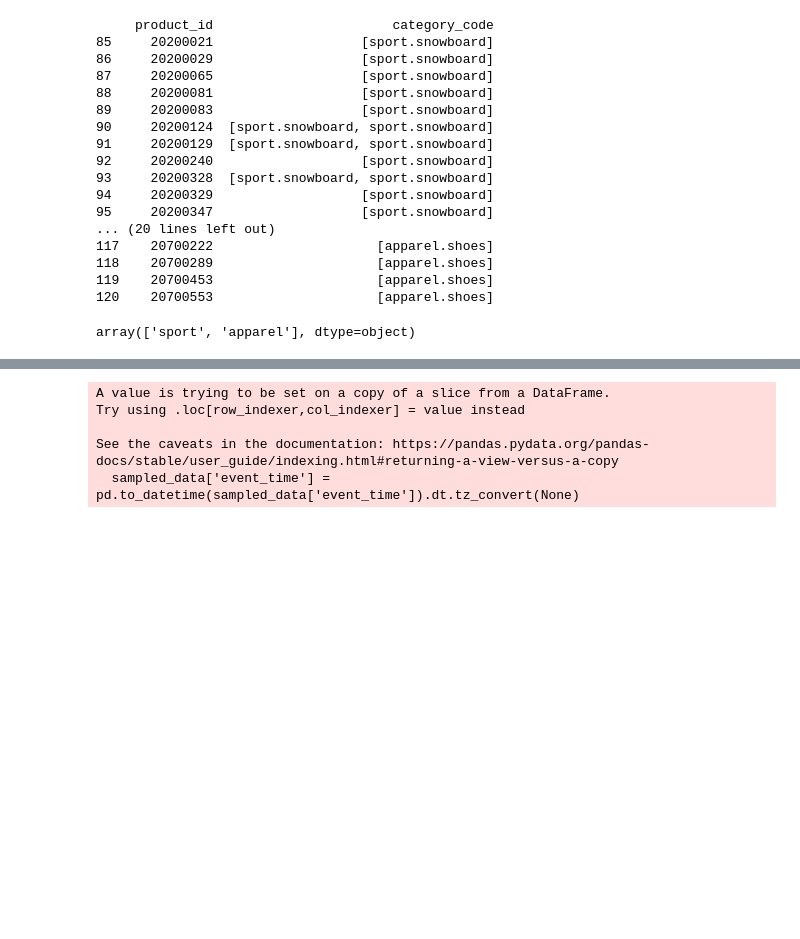
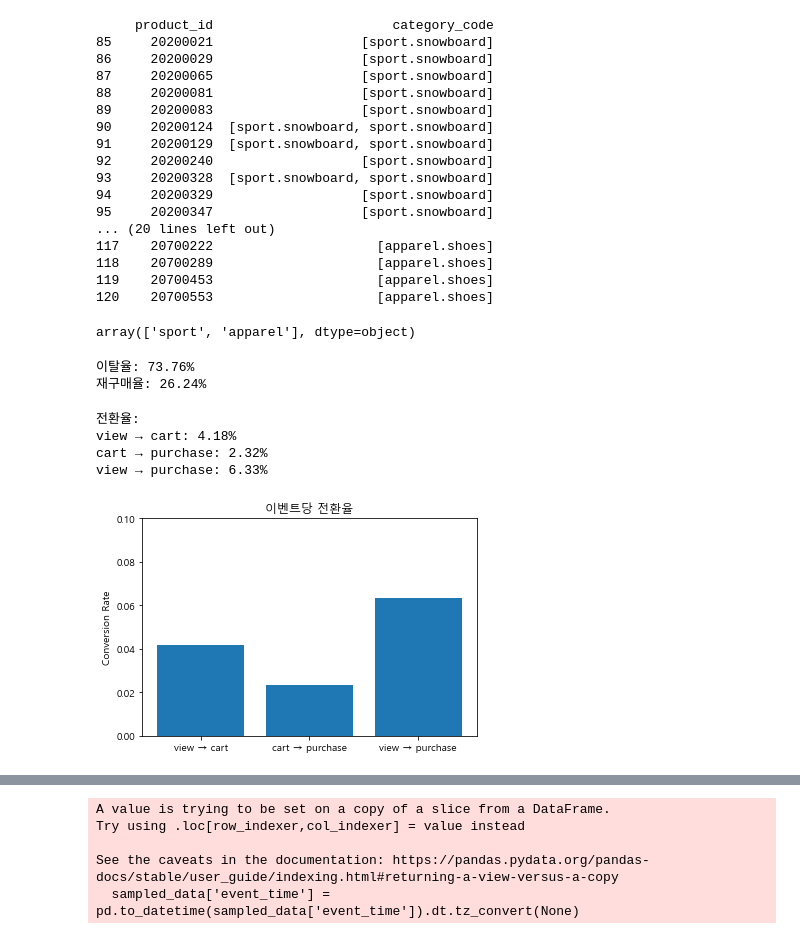
Before and after one commit to joyuno/User-Segmentation-and-Membership-System-Using-RFM-Analysis, a Jupyter notebook: ecommerce_eda_ipynb의_사본.ipynb, the cells around one changed output, grey strips where cells are left out. Saved outputs shown, nothing was run; the diff lists cells and outputs as text; code cells hidden in the pictures; blank space fills up the shorter version.

Commit message:
modified:   "ecommerce_eda_ipynb.ipynb"

```diff
--- a/ecommerce_eda_ipynb의_사본.ipynb
+++ b/ecommerce_eda_ipynb의_사본.ipynb
@@ -14,6 +14,6 @@ Extracting files...
 Path to dataset files: /root/.cache/kagglehub/datasets/mkechinov/ecommerce-behavior-data-from-multi-category-store/versions/8
 # %%
 import os
-#path = "C:/Users/User/.cache/kagglehub/datasets/mkechinov/ecommerce-behavior-data-from-multi-category-store/versions/8"
+path = "C:/Users/User/.cache/kagglehub/datasets/mkechinov/ecommerce-behavior-data-from-multi-category-store/versions/8"
 os.listdir(path)
 # %% [output]
@@ -52,0 +33,12 @@ print(sampled_data)
+# %%
+import pandas as pd
+
+# Dask 데이터프레임 생성
+data = pd.read_csv(path2)
+data['event_time'] = pd.to_datetime(data['event_time']).dt.tz_convert(None)
+start_date = data['event_time'].min()  # 데이터의 시작일
+end_date = start_date + pd.Timedelta(days=3)  # 시작일부터 3일간
+sampled_data = data[(data['event_time'] >= start_date) & (data['event_time'] < end_date)]
+
+
+print(sampled_data.head())
@@ -66,0 +104,3 @@ print(sampled_data['user_session'].nunique())
+# %%
+sampled_data['category_code']=sampled_data['category_code'].fillna('Unknown')
+category = sampled_data.groupby('category_code')['category_id'].agg(category_list = list)
@@ -150,3 +226,58 @@ category_main=filtered_result['category_code'].apply(lambda x: x[0].split('.')[0
 category_main.unique()
 # %% [output]
 array(['sport', 'apparel'], dtype=object)
+# %%
+purchase_data = sampled_data.loc[sampled_data['event_type'] == 'purchase',:]
+user_purchase_counts = purchase_data['user_id'].value_counts()
+single_purchase_users = user_purchase_counts[user_purchase_counts == 1].count()
+total_purchase_users = user_purchase_counts.count()
+churn_rate = single_purchase_users / total_purchase_users if total_purchase_users > 0 else 0
+repeat_purchase_users = user_purchase_counts[user_purchase_counts > 1].count()
+repurchase_rate = repeat_purchase_users / total_purchase_users if total_purchase_users > 0 else 0
+print(f"이탈율: {churn_rate:.2%}")
+print(f"재구매율: {repurchase_rate:.2%}")
+# %% [output]
+이탈율: 73.76%
+재구매율: 26.24%
+# %%
+import matplotlib.pyplot as plt
+import matplotlib.font_manager as fm
+
+# 폰트 설정
+plt.rc('font', family='Malgun Gothic')  # Windows: 맑은 고딕
+
+# 음수 기호 깨짐 방지
+plt.rcParams['axes.unicode_minus'] = False
+sampled_data=sampled_data.sort_values(by=['user_session', 'event_time'])
+
+# 각 세션별 unique 이벤트 추출
+session_events =sampled_data.groupby('user_session')['event_type'].apply(list)
+
+# 전환율 계산
+view_to_cart = session_events.apply(lambda x: 1 if 'view' in x and 'cart' in x else 0).sum() / len(session_events)
+cart_to_purchase = session_events.apply(lambda x: 1 if 'cart' in x and 'purchase' in x else 0).sum() / len(session_events)
+view_to_purchase = session_events.apply(lambda x: 1 if 'view' in x and 'purchase' in x else 0).sum() / len(session_events)
+
+# 결과 출력
+conversion_rates = {
+    'view → cart': view_to_cart,
+    'cart → purchase': cart_to_purchase,
+    'view → purchase': view_to_purchase
+}
+
+print("전환율:")
+for stage, rate in conversion_rates.items():
+    print(f"{stage}: {rate:.2%}")
+
+# 시각화
+plt.bar(conversion_rates.keys(), conversion_rates.values())
+plt.title('이벤트당 전환율')
+plt.ylabel('Conversion Rate')
+plt.ylim(0, 0.1)
+plt.show()
+# %% [output]
+전환율:
+view → cart: 4.18%
+cart → purchase: 2.32%
+view → purchase: 6.33%
+[figure, added]
```
Also changed, not shown: parts of 17 cells of this notebook.
